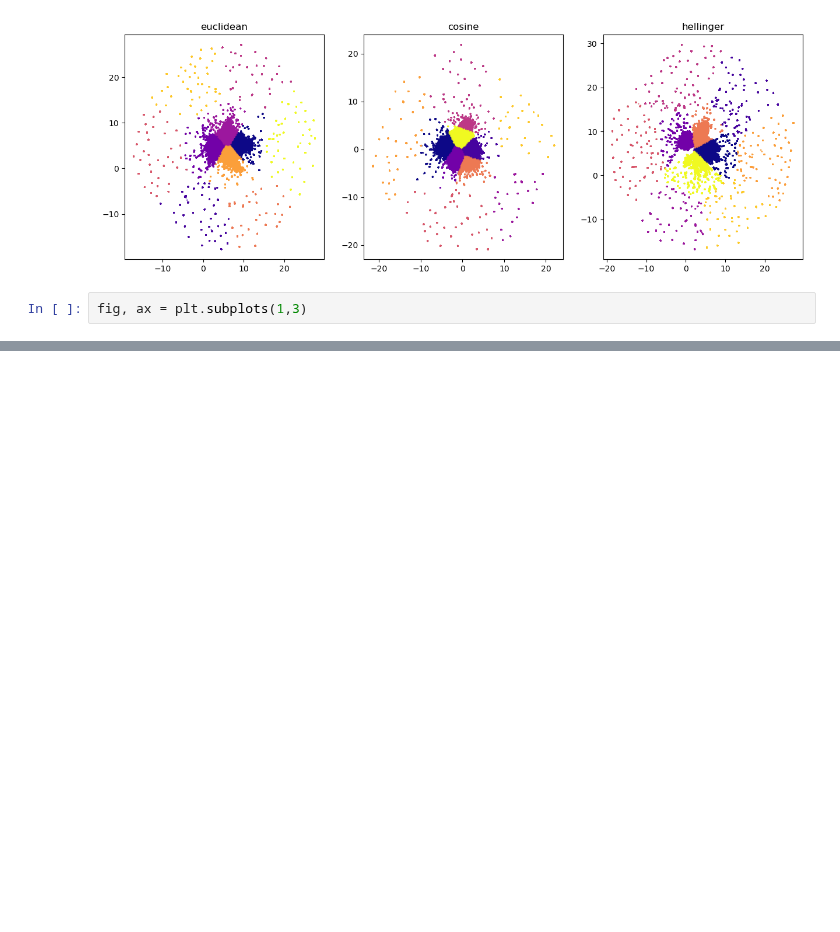
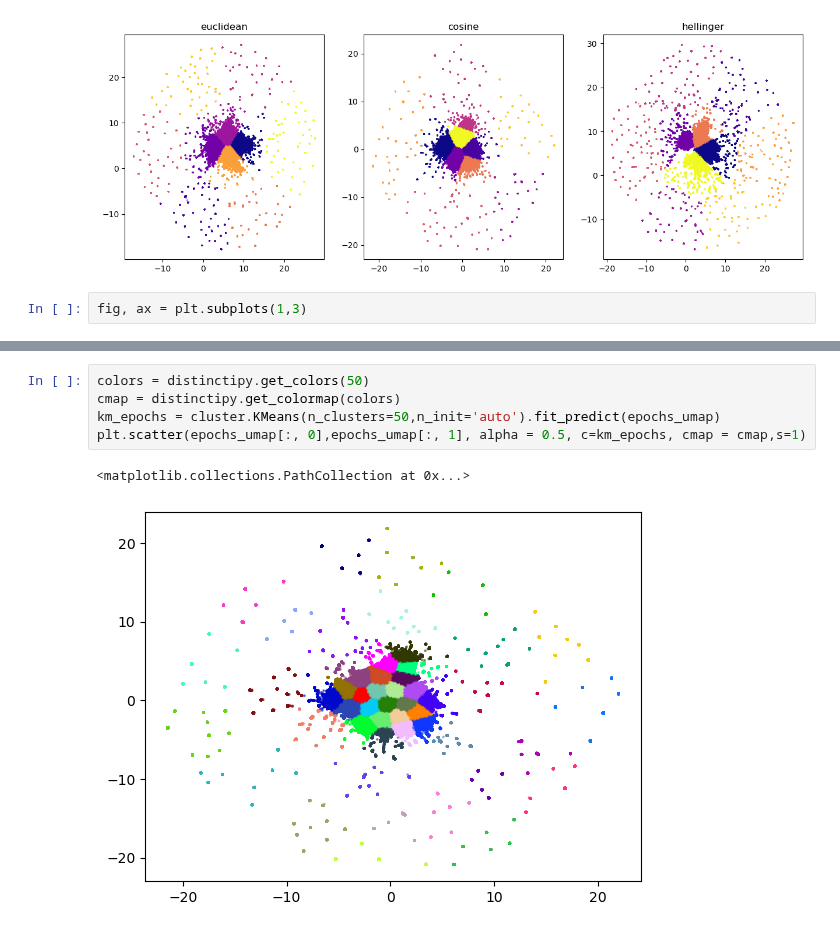
Before and after one commit to nicholas-rf/RecommenderProject, a Jupyter notebook: ExploratoryAnalysis/KMeans_hyperparameters.ipynb, the cells around one changed output, grey strips where cells are left out. Saved outputs shown, nothing was run; the diff lists cells and outputs as text; blank space fills up the shorter version.

```diff
--- a/ExploratoryAnalysis/KMeans_hyperparameters.ipynb
+++ b/ExploratoryAnalysis/KMeans_hyperparameters.ipynb
@@ -69,0 +154,8 @@ fig, ax = plt.subplots(1,3)
+# %%
+colors = distinctipy.get_colors(50)
+cmap = distinctipy.get_colormap(colors)
+km_epochs = cluster.KMeans(n_clusters=50,n_init='auto').fit_predict(epochs_umap)
+plt.scatter(epochs_umap[:, 0],epochs_umap[:, 1], alpha = 0.5, c=km_epochs, cmap = cmap,s=1)
+# %% [output]
+<matplotlib.collections.PathCollection at 0x...>
+[figure, added]
```
Also changed, not shown: parts of 29 cells of this notebook, 2 other files.
